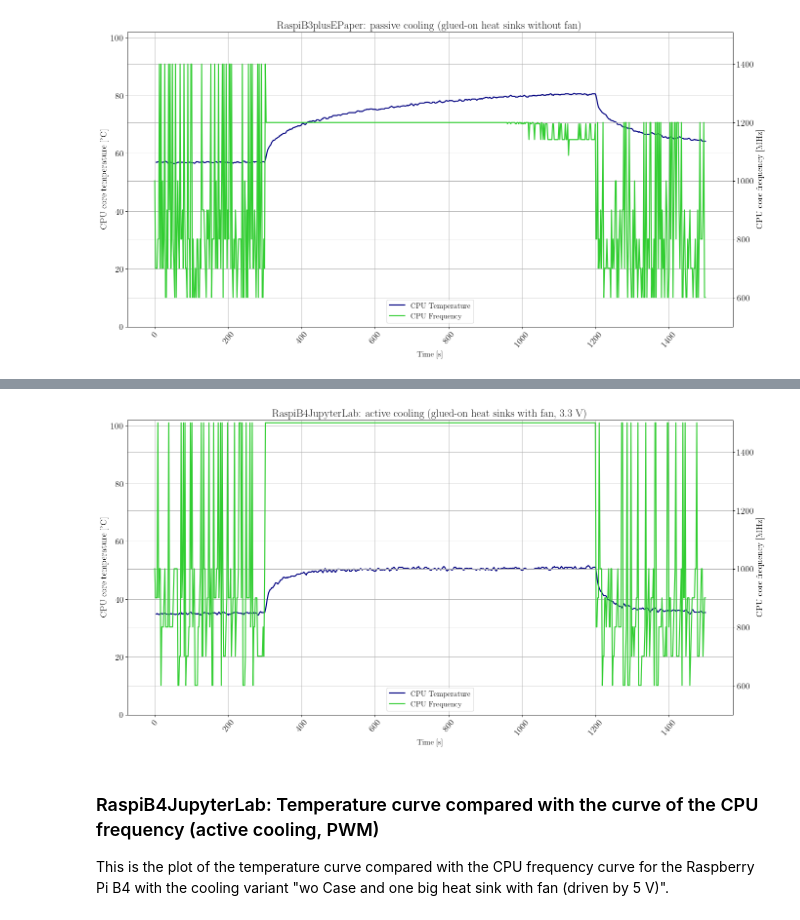
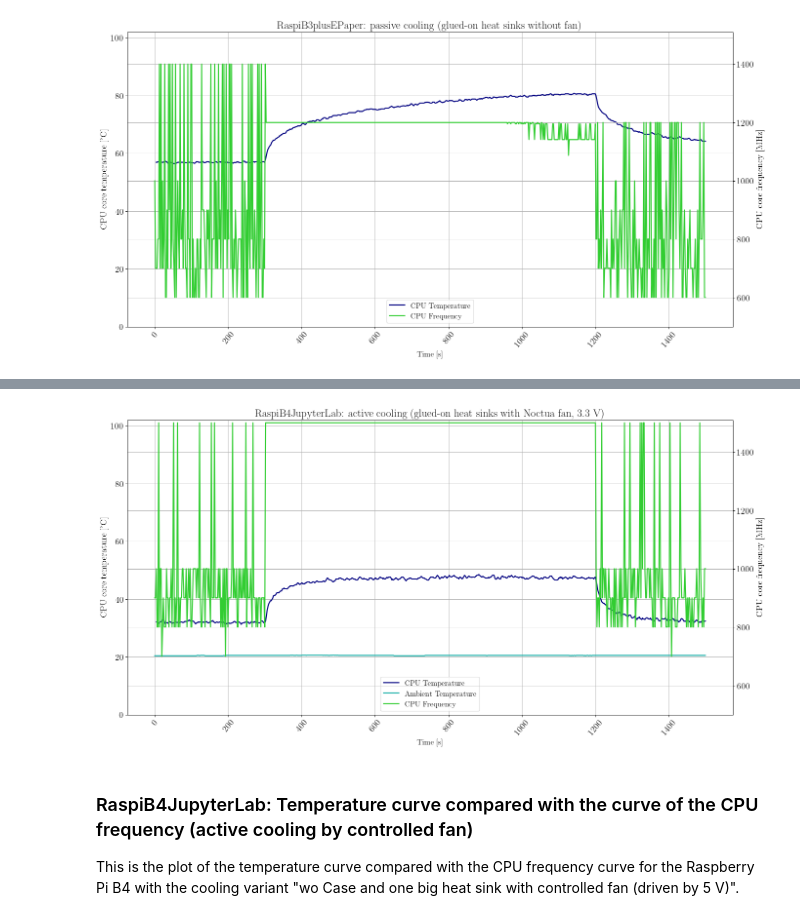
Before and after one commit to urmel79/Jupyter_Raspberry_Pi_Stress_Tests, a Jupyter notebook: Raspberry_Pi4_stress_test.ipynb, the cells around one changed output, grey strips where cells are left out. Drawn from its saved outputs; the diff is of its cells as text; code cells hidden in the pictures.

```diff
--- a/Raspberry_Pi4_stress_test.ipynb
+++ b/Raspberry_Pi4_stress_test.ipynb
@@ -631,46 +686,46 @@ fig, ax1 = plt.subplots(num=0, figsize=(20, 10), dpi=80, facecolor='w', edgecolo
 
 axes = plt.gca()
 
-plt.title('RaspiB4JupyterLab: active cooling (glued-on heat sinks with fan, 3.3 V)')
+plt.title('RaspiB4JupyterLab: active cooling (glued-on heat sinks with Noctua fan, 3.3 V)')
 
-line1 = ax1.plot(df_4_PC_wHeatSinksAndFan3V['Time'], df_4_PC_wHeatSinksAndFan3V['CPU Temperature'], color='navy', label='CPU Temperature')
-#plt.plot(df_4_PC_wHeatSinksAndFan3V['Time'], df_4_PC_wHeatSinksAndFan3V['CPU Temperature'], '-', label='R4, Plastic Case with heat sinks and fan (3.3 V), AVG')
+line1 = ax1.plot(df_8_PC_wHeatSinksAndNoctuaFan3V['Time'], df_8_PC_wHeatSinksAndNoctuaFan3V['CPU Temperature'], color='navy', label='CPU Temperature')
+line2 = ax1.plot(df_8_PC_wHeatSinksAndNoctuaFan3V['Time'], df_8_PC_wHeatSinksAndNoctuaFan3V['Ambient Temperature'], color='lightseagreen', label='Ambient Temperature')
 
 # Set x-axis label
 ax1.set_xlabel('Time [s]', fontsize=14)
 # Set y-axis label
 ax1.set_ylabel('CPU core temperature [°C]', fontsize=16)
 ax1.set_ylim(0, 102)
 ax1.grid(True)
 plt.xticks(rotation=50)
 
 # Twin object for two different y-axis on the same plot
 ax2 = ax1.twinx()
 
-line2 = ax2.plot(df_4_PC_wHeatSinksAndFan3V['Time'], df_4_PC_wHeatSinksAndFan3V['CPU Frequency'], color='limegreen', label='CPU Frequency')
+line3 = ax2.plot(df_8_PC_wHeatSinksAndNoctuaFan3V['Time'], df_8_PC_wHeatSinksAndNoctuaFan3V['CPU Frequency'], color='limegreen', label='CPU Frequency')
 
 # Set y-axis label
 ax2.set_ylabel('CPU core frequency [MHz]', fontsize=16)
 ax2.set_ylim(500, 1510)
 ax2.grid(True)
 
 # Add all lines to the same legend box
-lines_all = line1+line2
+lines_all = line1+line2+line3
 labels = [l.get_label() for l in lines_all]
 ax1.legend(lines_all, labels, loc='lower center')
 
 # Save plot to PNG and PDF
-str_image_name = 'RaspiB4JupyterLab_stress_measurement_PC_wHeatSinksAndFan3V'
+str_image_name = 'RaspiB4JupyterLab_stress_measurement_PC_wHeatSinksAndNoctuaFan3V'
 #plt.savefig(r'./data_files/' + str_image_name + '.png')
 plt.savefig(r'./data_files/' + str_image_name + '.pdf')
 
 plt.show()
 # %% [output]
-[figure, old version]
+[figure, new version]
 # %% [markdown]
-### RaspiB4JupyterLab: Temperature curve compared with the curve of the CPU frequency (active cooling, PWM)
+### RaspiB4JupyterLab: Temperature curve compared with the curve of the CPU frequency (active cooling by controlled fan)
 
-This is the plot of the temperature curve compared with the CPU frequency curve for the Raspberry Pi B4 with the cooling variant "wo Case and one big heat sink with fan (driven by 5 V)".
+This is the plot of the temperature curve compared with the CPU frequency curve for the Raspberry Pi B4 with the cooling variant "wo Case and one big heat sink with controlled fan (driven by 5 V)".
 # %%
 # Figsize: a tuple (width, height) in inches
 # Create figure and axis objects with subplots()
```
Also changed, not shown: parts of 15 cells of this notebook, 15 other files.
